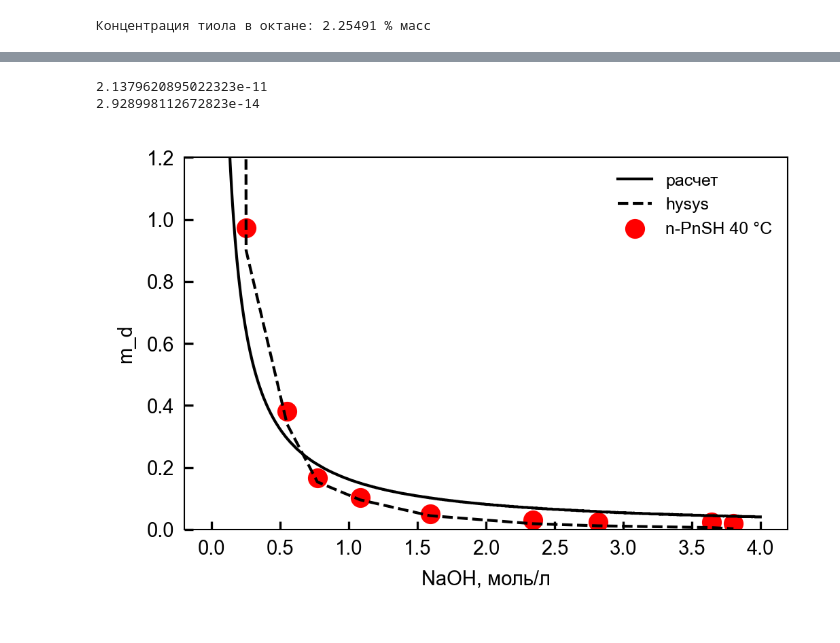
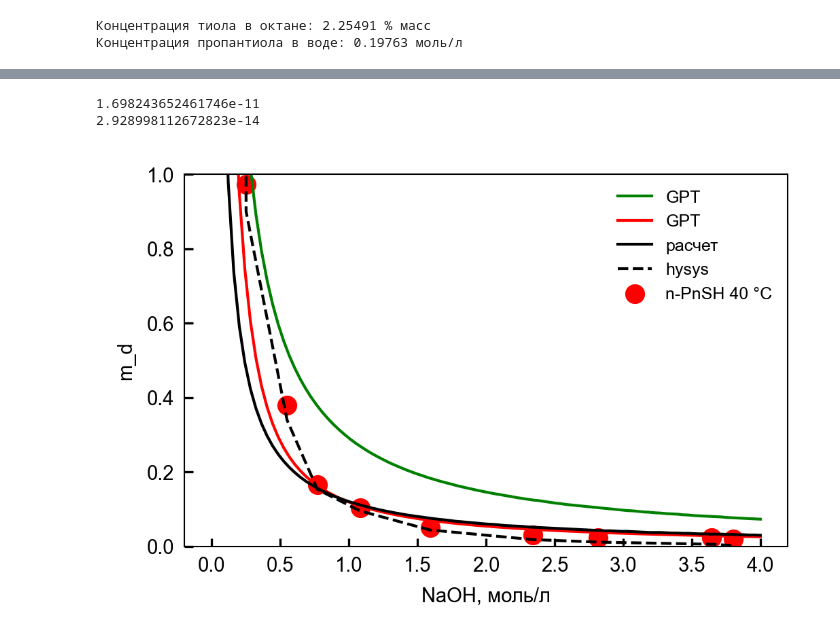
Before and after one commit to seishiru98/exp, a Jupyter notebook: equilibrium40.ipynb, the cells around one changed output, grey strips where cells are left out. Cells and saved outputs as stored; diff of their text form; code cells hidden in the pictures.

```diff
--- a/equilibrium40.ipynb
+++ b/equilibrium40.ipynb
@@ -10,8 +10,12 @@ average = np.average(n)
 
 feed_pnsh_frac = average * (MW_pnsh / MW_s)
 print(f'Концентрация тиола в октане: {feed_pnsh_frac:.5f} % масс')
+
+C_pnsh = (feed_pnsh_frac/100) * 667.5 / MW_pnsh
+print(f'Концентрация пропантиола в воде: {C_pnsh:.5g} моль/л')
 # %% [output]
 Концентрация тиола в октане: 2.25491 % масс
+Концентрация пропантиола в воде: 0.19763 моль/л
 # %%
 print(f'Чистая вода')
 print(f'40')
@@ -582,19 +586,19 @@ print(f'Коэффициент распределения: {m_17_40_hysys:.2g} (
 Концентрация пропантиола в октане: 0.0004221 моль/л (hysys)
 Коэффициент распределения: 0.002 (hysys)
 # %%
-K_a = 10**-10.67
+pKa = 10.77
+K_a = 10**-pKa
 print(K_a)
 K_w = main.k_w(40)
 print(K_w)
-Na_frac = np.linspace(0, 4, 1000)
-m_d = main.m_calc(Na_frac, pnsh_frac_liquid_phase_40, K_a, K_w, m0_hysys)
-
-
+Na_frac = np.linspace(0, 4, 100)
+m_d = main.m_calc(Na_frac, pnsh_frac_liquid_phase_40, K_a, K_w, m0)
 
 Exp_NaOH_frac = np.array([0, C_NaOH_on_aqueous_phase_1_40, C_NaOH_on_aqueous_phase_2_40, C_NaOH_on_aqueous_phase_3_40, C_NaOH_on_aqueous_phase_4_40, C_NaOH_on_aqueous_phase_6_40, C_NaOH_on_aqueous_phase_8_40, C_NaOH_on_aqueous_phase_10_40, C_NaOH_on_aqueous_phase_13_40, C_NaOH_on_aqueous_phase_17_40])
 
+
 Exp_m_d = np.array([m0, m_1_40, m_2_40, m_3_40, m_4_40, m_6_40, m_8_40, m_10_40, m_13_40, m_17_40])
 Exp_m_d_hysys = np.array([m0_hysys, m_1_40_hysys, m_2_40_hysys, m_3_40_hysys, m_4_40_hysys, m_6_40_hysys, m_8_40_hysys, m_10_40_hysys, m_13_40_hysys, m_17_40_hysys])
 # %% [output]
-2.1379620895022323e-11
+1.698243652461746e-11
 2.928998112672823e-14
@@ -601,3 +628,24 @@ Exp_m_d_hysys = np.array([m0_hysys, m_1_40_hysys, m_2_40_hysys, m_3_40_hysys, m_
+# %%
+base_params = dict(
+        Co_eq_HA = C_pnsh_on_liquid_phase_40,
+        P = m0,
+        Ka = 10**-pKa,
+        Kw = main.k_w(40)
+    )
+
+pH1_list = []
+D1_list = []
+
+for C_NaOH0 in Na_frac:
+    params = {**base_params, "C_NaOH0": C_NaOH0}
+    result = main.equilibrium_from_Co_eq(**params)
+    #print(f"C_NaOH0 = {C_NaOH0:.2f} моль/л:")
+    #for k, v in result.items():
+        #print(f"  {k:12s}: {v:.5g}")
+    #print()
+
+    pH1_list.append(result["pH"])
+    D1_list.append(result["m_D"])
 # %%
 def mm_to_inch(mm):
     return mm / 25.4
@@ -606,32 +654,35 @@ plt.rcParams.update({
     'font.family': 'sans-serif',
     'font.sans-serif': ['Arial', 'Helvetica'],
     'font.size': 7,
     'axes.linewidth': 0.5,
     'xtick.direction': 'in',
     'ytick.direction': 'in',
     'xtick.major.size': 3,
     'ytick.major.size': 3,
     'figure.dpi': 300,
     'axes.grid': False,
     'lines.linewidth': 1.0,
     'axes.prop_cycle': plt.cycler('color', ['#0072B2', '#D55E00', '#CC79A7', '#F0E442'])
 })
 
 fig_width_mm = 89
 fig_height_mm = 60
 fig, ax = plt.subplots(figsize=(mm_to_inch(fig_width_mm), mm_to_inch(fig_height_mm)))
 
 #ax.set_xlim(0.146, 0.153)
-ax.set_ylim(0, 1.2)
+ax.set_ylim(0, 1.0)
 
+
+ax.plot(Na_frac, D1_list, label='GPT', color='Green', linestyle='-')
+ax.plot(Na_frac, D_list, label='GPT', color='Red', linestyle='-')
 ax.plot(Na_frac, m_d, label='расчет', color='Black', linestyle='-')
 ax.plot(Exp_NaOH_frac, Exp_m_d_hysys, label='hysys', color='Black', linestyle='--')
 ax.scatter(Exp_NaOH_frac, Exp_m_d, label='n-PnSH 40 °С', color='Red', marker='o')
 
 ax.set_xlabel('NaOH, моль/л')
 ax.set_ylabel('m_d')
 leg = ax.legend(frameon=False, fontsize=6)
 
 plt.tight_layout()
 # %% [output]
-[figure, old version]
+[figure, new version]
```
Also changed, not shown: parts of 1 cell of this notebook, 4 other files.
